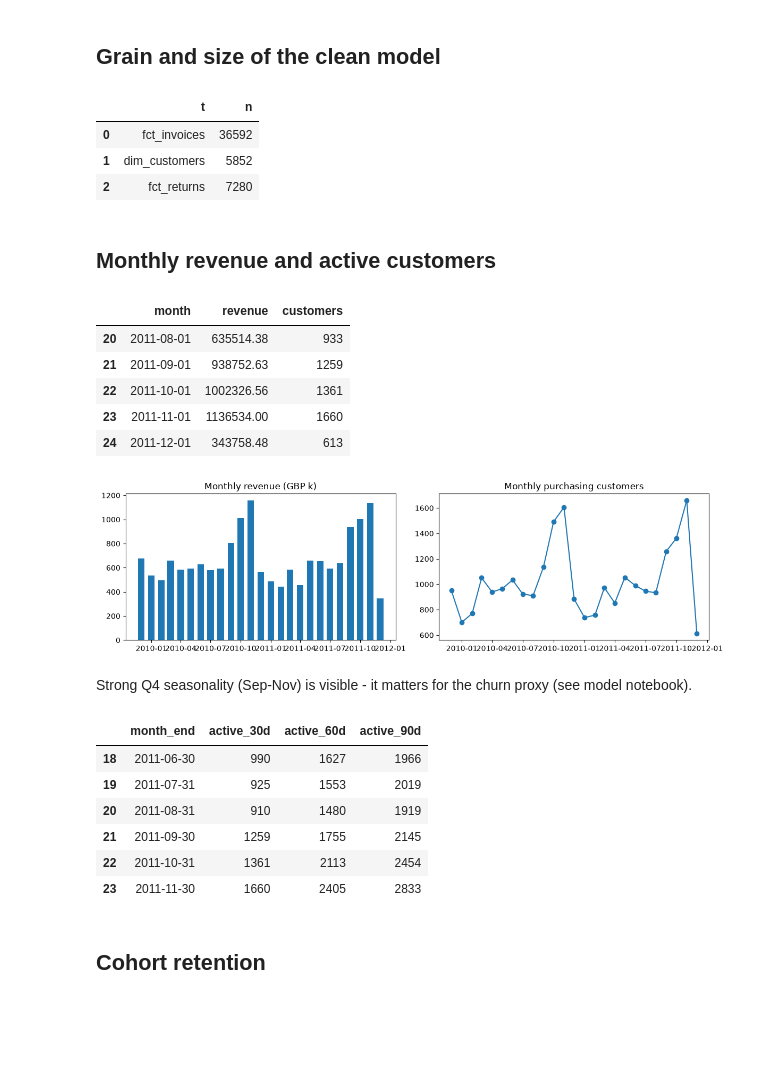
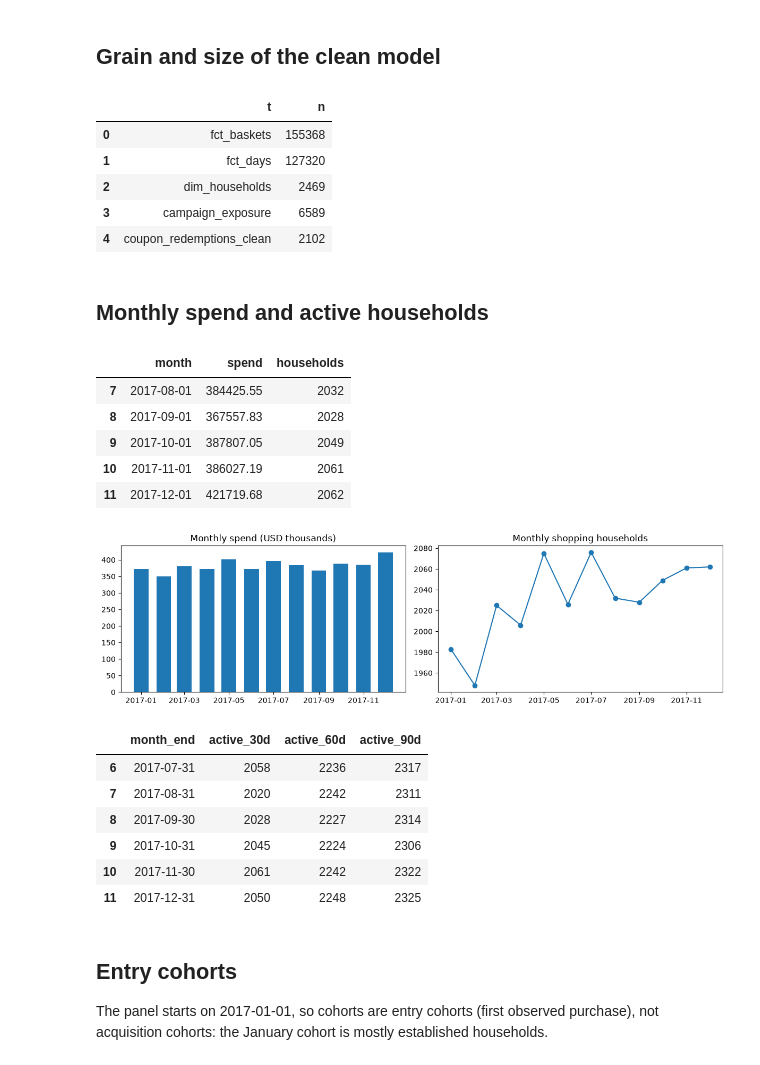
Before and after one commit to Abhi237/customer-churn-clv, a Jupyter notebook: notebooks/01_eda.ipynb, the cells around one changed output. Drawn from its saved outputs; the diff is of its cells as text; code cells hidden in the pictures; blank space fills up the shorter version.

Commit message:
Rewrite README and docs for the grocery data, regenerate memo and app screenshots, execute notebooks

```diff
--- a/notebooks/01_eda.ipynb
+++ b/notebooks/01_eda.ipynb
@@ -5,7 +5,7 @@ All tables come from the DuckDB model built by `make sql` (`sql/01..08`). Raw da
 import os, json, duckdb, pandas as pd, numpy as np, matplotlib.pyplot as plt
 os.chdir('..') if os.path.basename(os.getcwd()) == 'notebooks' else None
 pd.set_option('display.width', 160); pd.set_option('display.max_columns', 20)
-con = duckdb.connect('data/processed/retail.duckdb', read_only=True)
+con = duckdb.connect('data/processed/grocery.duckdb', read_only=True)
 # %% [markdown]
 ## Data-quality profile and cleaning waterfall
 # %%
@@ -36,44 +46,47 @@ con.execute('SELECT * FROM dq_cleaning_waterfall').df()
 # %% [markdown]
 ## Grain and size of the clean model
 # %%
-con.execute('''SELECT 'fct_invoices' t, COUNT(*) n FROM fct_invoices UNION ALL
-SELECT 'dim_customers', COUNT(*) FROM dim_customers UNION ALL SELECT 'fct_returns', COUNT(*) FROM fct_returns''').df()
+con.execute('''SELECT 'fct_baskets' t, COUNT(*) n FROM fct_baskets UNION ALL
+SELECT 'fct_days', COUNT(*) FROM fct_days UNION ALL SELECT 'dim_households', COUNT(*) FROM dim_households UNION ALL
+SELECT 'campaign_exposure', COUNT(*) FROM campaign_exposure UNION ALL
+SELECT 'coupon_redemptions_clean', COUNT(*) FROM coupon_redemptions_clean''').df()
 # %% [output]
 |  | t | n |
-| 0 | fct_invoices | 36592 |
-| 1 | dim_customers | 5852 |
-| 2 | fct_returns | 7280 |
+| 0 | fct_baskets | 155368 |
+| 1 | fct_days | 127320 |
+| 2 | dim_households | 2469 |
+| 3 | campaign_exposure | 6589 |
+| 4 | coupon_redemptions_clean | 2102 |
 # %% [markdown]
-## Monthly revenue and active customers
+## Monthly spend and active households
 # %%
-m = con.execute('''SELECT DATE_TRUNC('month', invoice_date) AS month, SUM(revenue) revenue,
-       COUNT(DISTINCT customer_id) customers FROM fct_invoices GROUP BY 1 ORDER BY 1''').df()
+m = con.execute('''SELECT DATE_TRUNC('month', basket_date) AS month, SUM(spend) spend,
+       COUNT(DISTINCT household_id) households FROM fct_baskets GROUP BY 1 ORDER BY 1''').df()
 fig, ax = plt.subplots(1, 2, figsize=(12, 3.5))
-ax[0].bar(m.month, m.revenue / 1e3, width=20); ax[0].set_title('Monthly revenue (GBP k)')
-ax[1].plot(m.month, m.customers, 'o-'); ax[1].set_title('Monthly purchasing customers')
+ax[0].bar(m.month, m.spend / 1e3, width=20); ax[0].set_title('Monthly spend (USD thousands)')
+ax[1].plot(m.month, m.households, 'o-'); ax[1].set_title('Monthly shopping households')
 plt.tight_layout(); m.tail()
 # %% [output]
-|  | month | revenue | customers |
-| 20 | 2011-08-01 | 635514.38 | 933 |
-| 21 | 2011-09-01 | 938752.63 | 1259 |
-| 22 | 2011-10-01 | 1002326.56 | 1361 |
-| 23 | 2011-11-01 | 1136534.00 | 1660 |
-| 24 | 2011-12-01 | 343758.48 | 613 |
+|  | month | spend | households |
+| 7 | 2017-08-01 | 384425.55 | 2032 |
+| 8 | 2017-09-01 | 367557.83 | 2028 |
+| 9 | 2017-10-01 | 387807.05 | 2049 |
+| 10 | 2017-11-01 | 386027.19 | 2061 |
+| 11 | 2017-12-01 | 421719.68 | 2062 |
-[figure, old version]
+[figure, new version]
-# %% [markdown]
-Strong Q4 seasonality (Sep-Nov) is visible - it matters for the churn proxy (see model notebook).
 # %%
-con.execute('SELECT * FROM monthly_active_customers ORDER BY month_end').df().tail(6)
+con.execute('SELECT * FROM monthly_active_households ORDER BY month_end').df().tail(6)
 # %% [output]
 |  | month_end | active_30d | active_60d | active_90d |
-| 18 | 2011-06-30 | 990 | 1627 | 1966 |
-| 19 | 2011-07-31 | 925 | 1553 | 2019 |
-| 20 | 2011-08-31 | 910 | 1480 | 1919 |
-| 21 | 2011-09-30 | 1259 | 1755 | 2145 |
-| 22 | 2011-10-31 | 1361 | 2113 | 2454 |
-| 23 | 2011-11-30 | 1660 | 2405 | 2833 |
+| 6 | 2017-07-31 | 2058 | 2236 | 2317 |
+| 7 | 2017-08-31 | 2020 | 2242 | 2311 |
+| 8 | 2017-09-30 | 2028 | 2227 | 2314 |
+| 9 | 2017-10-31 | 2045 | 2224 | 2306 |
+| 10 | 2017-11-30 | 2061 | 2242 | 2322 |
+| 11 | 2017-12-31 | 2050 | 2248 | 2325 |
-# %% [markdown]
-## Cohort retention
+# %% [markdown]
+## Entry cohorts
+The panel starts on 2017-01-01, so cohorts are entry cohorts (first observed purchase), not acquisition cohorts: the January cohort is mostly established households.
 # %%
 from IPython.display import Image; Image('docs/figures/cohort_retention_heatmap.png', width=800)
 # %% [output]
```
Also changed, not shown: parts of 12 cells of this notebook, 18 other files.
